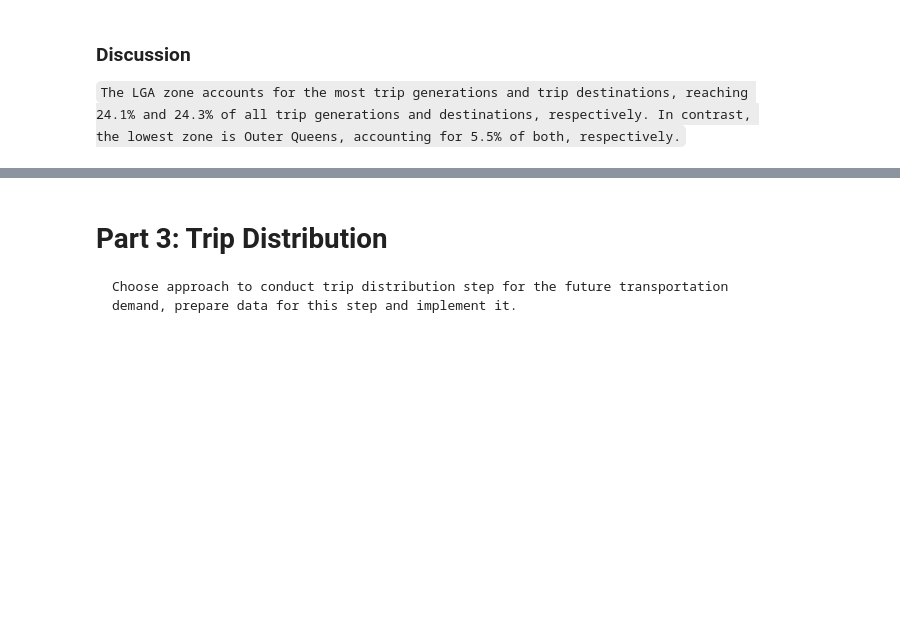
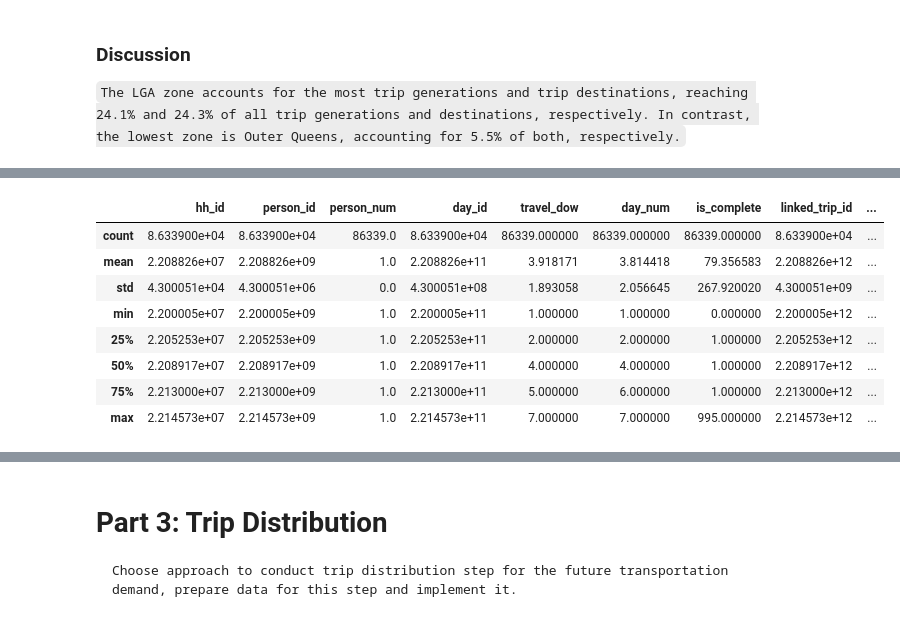
Before and after one commit to WenlongL1/CIE-539-Project, a Jupyter notebook: Project.ipynb, the cells around one changed output, grey strips where cells are left out. Saved outputs shown, nothing was run; the diff lists cells and outputs as text; code cells hidden in the pictures; blank space fills up the shorter version.

```diff
--- a/Project.ipynb
+++ b/Project.ipynb
@@ -686,0 +692,12 @@ plt.show()
+# %%
+dtrp.describe()
+# %% [output]
+|  | hh_id | person_id | person_num | day_id | travel_dow | day_num | is_complete | linked_trip_id | ... |
+| count | 8.633900e+04 | 8.633900e+04 | 86339.0 | 8.633900e+04 | 86339.000000 | 86339.000000 | 86339.000000 | 8.633900e+04 | ... |
+| mean | 2.208826e+07 | 2.208826e+09 | 1.0 | 2.208826e+11 | 3.918171 | 3.814418 | 79.356583 | 2.208826e+12 | ... |
+| std | 4.300051e+04 | 4.300051e+06 | 0.0 | 4.300051e+08 | 1.893058 | 2.056645 | 267.920020 | 4.300051e+09 | ... |
+| min | 2.200005e+07 | 2.200005e+09 | 1.0 | 2.200005e+11 | 1.000000 | 1.000000 | 0.000000 | 2.200005e+12 | ... |
+| 25% | 2.205253e+07 | 2.205253e+09 | 1.0 | 2.205253e+11 | 2.000000 | 2.000000 | 1.000000 | 2.205253e+12 | ... |
+| 50% | 2.208917e+07 | 2.208917e+09 | 1.0 | 2.208917e+11 | 4.000000 | 4.000000 | 1.000000 | 2.208917e+12 | ... |
+| 75% | 2.213000e+07 | 2.213000e+09 | 1.0 | 2.213000e+11 | 5.000000 | 6.000000 | 1.000000 | 2.213000e+12 | ... |
+| max | 2.214573e+07 | 2.214573e+09 | 1.0 | 2.214573e+11 | 7.000000 | 7.000000 | 995.000000 | 2.214573e+12 | ... |
```
Also changed, not shown: parts of 26 cells of this notebook, 1 other file.
